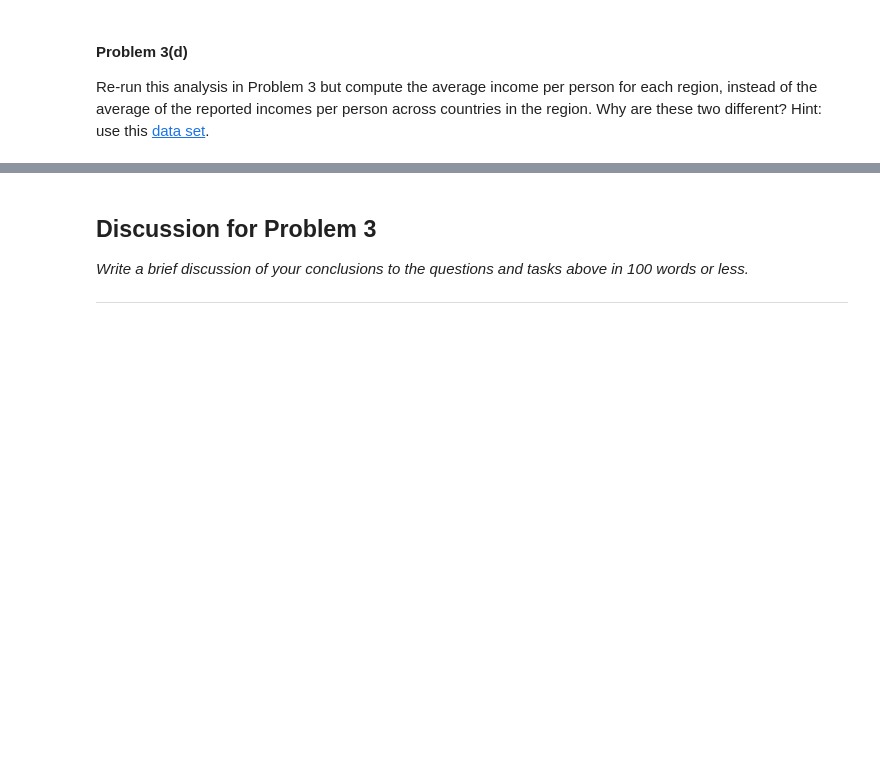
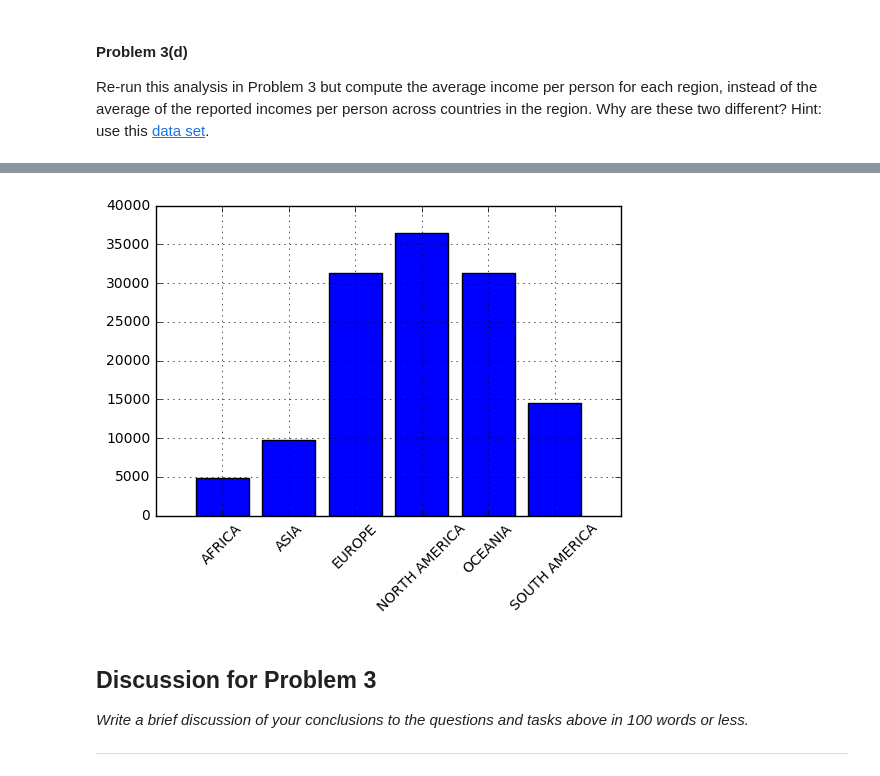
Before and after one commit to anshullahoti/Intro-Data-Science, a Jupyter notebook: Unit1/Homework1/Brandon-Chin-HW1-Prob3.ipynb, the cells around one changed output, grey strips where cells are left out. Cells and saved outputs as stored; diff of their text form; code cells hidden in the pictures; blank space fills up the shorter version.

```diff
--- a/Unit1/Homework1/Brandon-Chin-HW1-Prob3.ipynb
+++ b/Unit1/Homework1/Brandon-Chin-HW1-Prob3.ipynb
@@ -112,0 +213,3 @@ Re-run this analysis in Problem 3 but compute the average income per person for
+# %%
+population_income_2012 = pd.merge(income_2012, population_2012, on=['Country'], how='left')
+population_income_2012.head()
@@ -112,0 +223,3 @@ Re-run this analysis in Problem 3 but compute the average income per person for
+# %%
+population_income_2012['Income x Population'] = population_income_2012['Income']*population_income_2012['Population']
+population_income_2012.head()
@@ -112,0 +233,3 @@ Re-run this analysis in Problem 3 but compute the average income per person for
+# %%
+region_total = population_income_2012.groupby('Region').sum()
+region_total
@@ -112,0 +245,3 @@ Re-run this analysis in Problem 3 but compute the average income per person for
+# %%
+region_total['Average Income'] = region_total['Income x Population'] / region_total['Population']
+region_total
@@ -113,3 +257,11 @@ Re-run this analysis in Problem 3 but compute the average income per person for
+# %%
+plt.figure()
+plt.bar(range(len(region_total.index)), region_total['Average Income'].values, align='center')
+plt.xticks(range(len(regions)), regions, rotation=45)
+plt.grid(True)
+plt.show()
+# %% [output]
+[figure, added]
 # %% [markdown]
 ## Discussion for Problem 3
 
```
Also changed, not shown: parts of 17 cells of this notebook.
